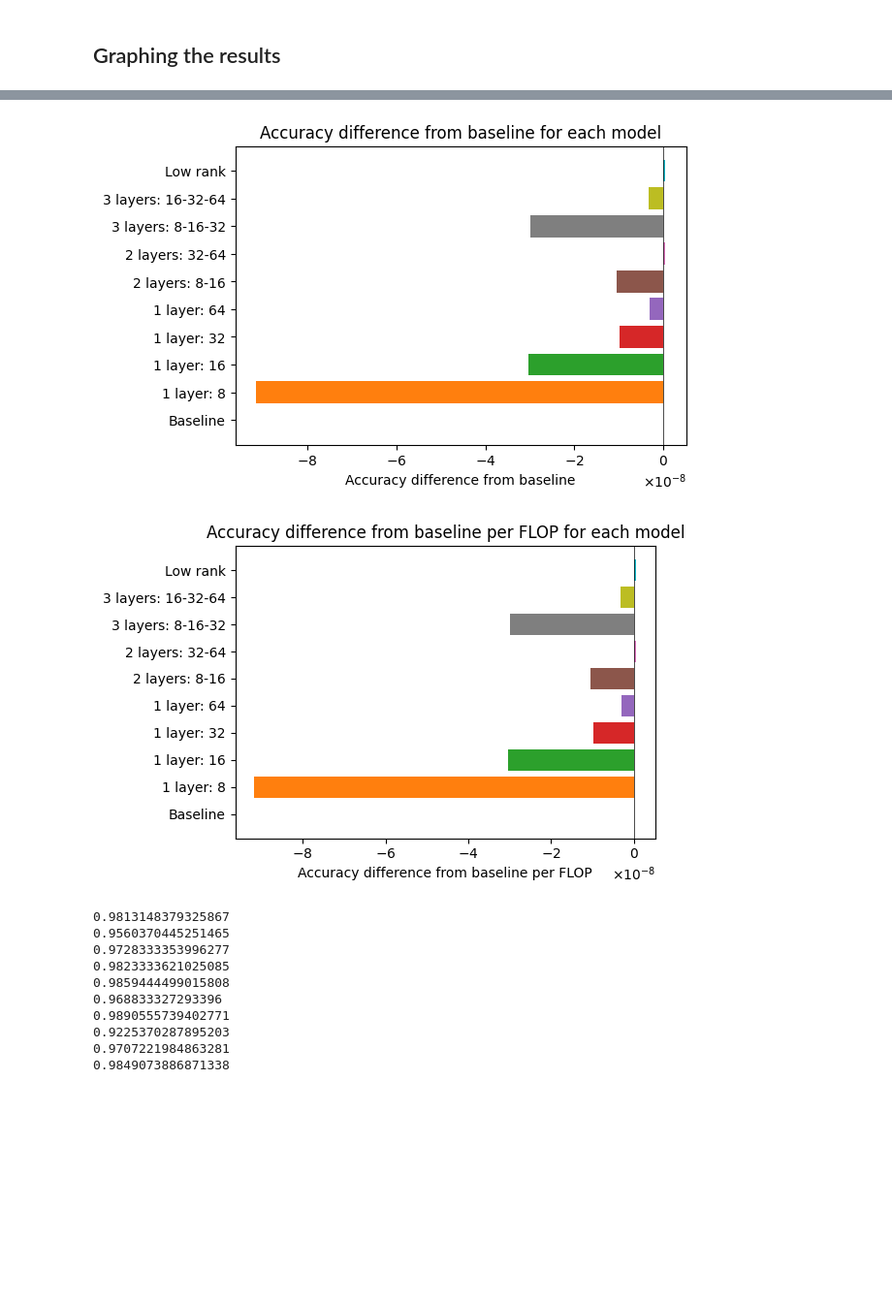
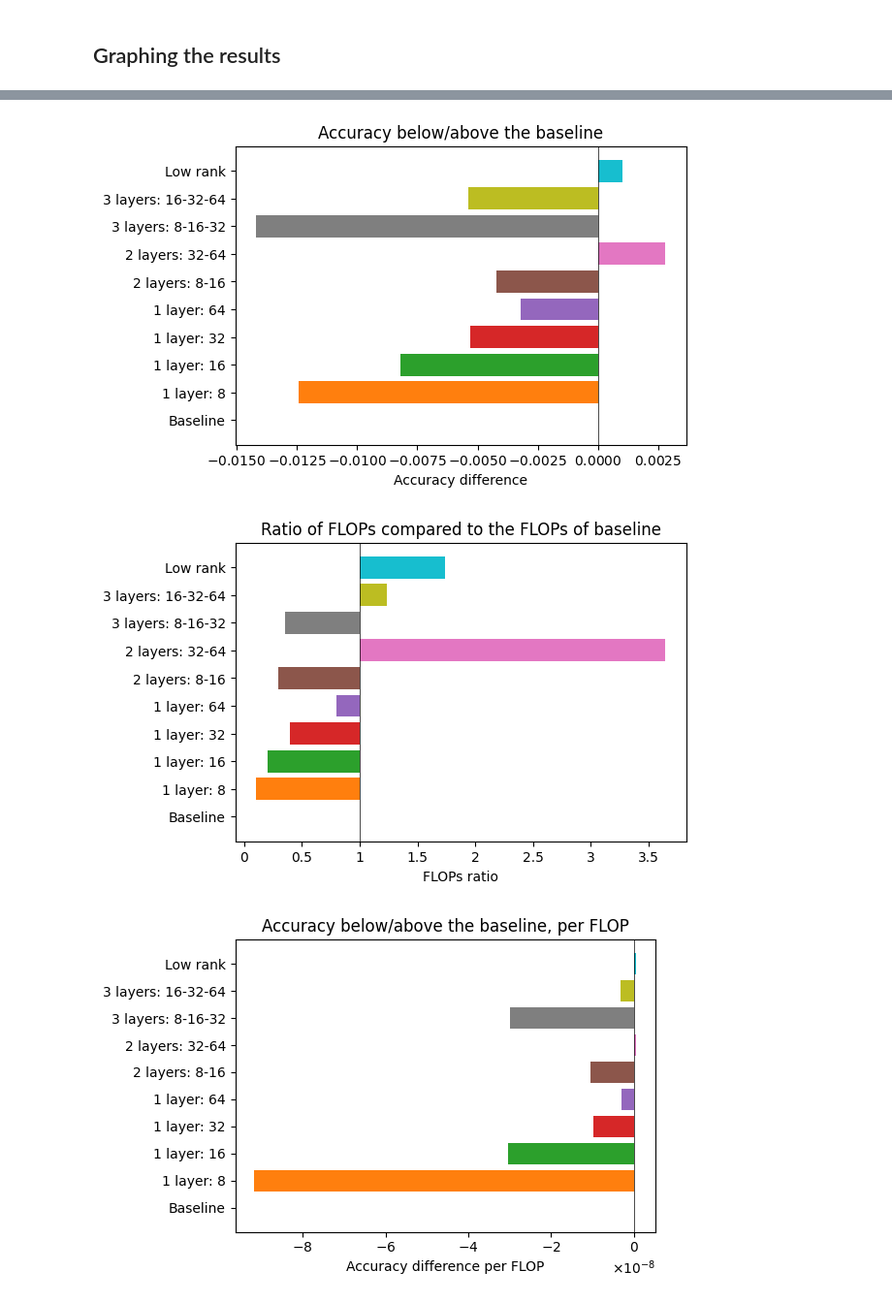
Before and after one commit to HimeWoo/MAT180-CNN-Performance, a Jupyter notebook: mnist.ipynb, the cells around one changed output, grey strips where cells are left out. Shown at 97% size. Cells and saved outputs as stored; diff of their text form; code cells hidden in the pictures; blank space fills up the shorter version.

Commit message:
Finalized metrics and plots

```diff
--- a/mnist.ipynb
+++ b/mnist.ipynb
@@ -308,12 +308,17 @@ accuracy_point_per_flop = {}
 for name in model_by_name.keys():
   accuracy_point_per_flop.update({name: accuracies[name] / flops[name]})
 
-# Difference in accuracy from the baseline accuracy
+# Accuracy below/above the baseline
 accuracy_diff = {}
 for name in model_by_name.keys():
   accuracy_diff.update({name: accuracies[name] - accuracies["Baseline"]})
 
-# Accuracy gain/loss over the baseline, per FLOP
+# FLOPs below/above the baseline
+flops_ratio = {}
+for name in model_by_name.keys():
+  flops_ratio.update({name: flops[name] / flops["Baseline"] - 1})
+
+# Accuracy below/above the baseline, per FLOP
 accuracy_diff_per_flop = {}
 for name in model_by_name.keys():
   accuracy_diff_per_flop.update({name: accuracy_diff[name] / flops[name]})
@@ -331,7 +336,7 @@ ax1.legend(loc="lower right")
 ax1.set_xlabel("Epochs")
 ax1.set_xticks(ticks=range(1, 16), labels=range(1, 16))
 ax1.set_ylabel("Accuracy")
-ax1.set_title("Accuracy for each model over time")
+ax1.set_title("Accuracy over time")
 
 fig2, ax2 = plt.subplots(1)
 fig2.set_size_inches((6, 4))
@@ -339,7 +344,7 @@ fig2.set_size_inches((6, 4))
 for name in names:
   ax2.barh(name, params[name])
 ax2.set_xlabel("Parameters")
-ax2.set_title("Number of parameters for each model")
+ax2.set_title("Number of parameters")
 
 fig3, ax3 = plt.subplots(1)
 fig3.set_size_inches((6,4))
@@ -347,7 +352,7 @@ fig3.set_size_inches((6,4))
 for name in names:
   ax3.barh(name, flops[name])
 ax3.set_xlabel("FLOPs")
-ax3.set_title("Number of FLOPs for each model")
+ax3.set_title("Number of FLOPs")
 ax3.ticklabel_format(axis='x', useMathText=True)
 
 fig4, ax4 = plt.subplots(1)
@@ -356,7 +361,7 @@ fig4.set_size_inches((6, 4))
 for name in names:
   ax4.barh(name, accuracies[name])
 ax4.set_xlabel("Accuracy")
-ax4.set_title("Accuracy for each model")
+ax4.set_title("Classification accuracy")
 ax4.set_xlim([0.96, 1.0])
 ax4.xaxis.set_major_formatter(FormatStrFormatter("%.3f"))
 
@@ -366,16 +371,16 @@ fig5.set_size_inches((6, 4))
 for name in names:
   ax5.barh(name, accuracy_point_per_flop[name])
 ax5.set_xlabel("Accuracy point per FLOP")
-ax5.set_title("Accuracy point per FLOP for each model")
+ax5.set_title("Accuracy point per FLOP ")
 ax5.ticklabel_format(axis='x', useMathText=True)
 
 fig6, ax6 = plt.subplots(1)
 fig6.set_size_inches((6, 4))
 
 for name in names:
-  ax6.barh(name, accuracy_diff_per_flop[name])
-ax6.set_xlabel("Accuracy difference from baseline")
-ax6.set_title("Accuracy difference from baseline for each model")
+  ax6.barh(name, accuracy_diff[name])
+ax6.set_xlabel("Accuracy difference")
+ax6.set_title("Accuracy below/above the baseline")
 ax6.ticklabel_format(axis='x', useMathText=True)
 ax6.axvline(x=0, linewidth=0.5, color='k')
 
@@ -383,11 +388,22 @@ fig7, ax7 = plt.subplots(1)
 fig7.set_size_inches((6, 4))
 
 for name in names:
-  ax7.barh(name, accuracy_diff_per_flop[name])
-ax7.set_xlabel("Accuracy difference from baseline per FLOP")
-ax7.set_title("Accuracy difference from baseline per FLOP for each model")
+  ax7.barh(name, flops_ratio[name])
+ax7.set_xlabel("FLOPs ratio")
+ax7.set_title("Ratio of FLOPs compared to the FLOPs of baseline")
 ax7.ticklabel_format(axis='x', useMathText=True)
+ax7.set_xticklabels([-0.5, 0, 0.5, 1, 1.5, 2, 2.5, 3, 3.5])
 ax7.axvline(x=0, linewidth=0.5, color='k')
+
+fig8, ax8 = plt.subplots(1)
+fig8.set_size_inches((6, 4))
+
+for name in names:
+  ax8.barh(name, accuracy_diff_per_flop[name])
+ax8.set_xlabel("Accuracy difference per FLOP")
+ax8.set_title("Accuracy below/above the baseline, per FLOP")
+ax8.ticklabel_format(axis='x', useMathText=True)
+ax8.axvline(x=0, linewidth=0.5, color='k')
 
 plt.tight_layout()
 plt.show()
@@ -400,12 +416,3 @@ plt.show()
-[figure, old version]
+[figure, new version]
-[figure, old version]
+[figure, new version]
-0.9813148379325867
-0.9560370445251465
-0.9728333353996277
-0.9823333621025085
-0.9859444499015808
-0.968833327293396
-0.9890555739402771
-0.9225370287895203
-0.9707221984863281
-0.9849073886871338
+[figure, added]
```
Also changed, not shown: parts of 1 cell of this notebook.
